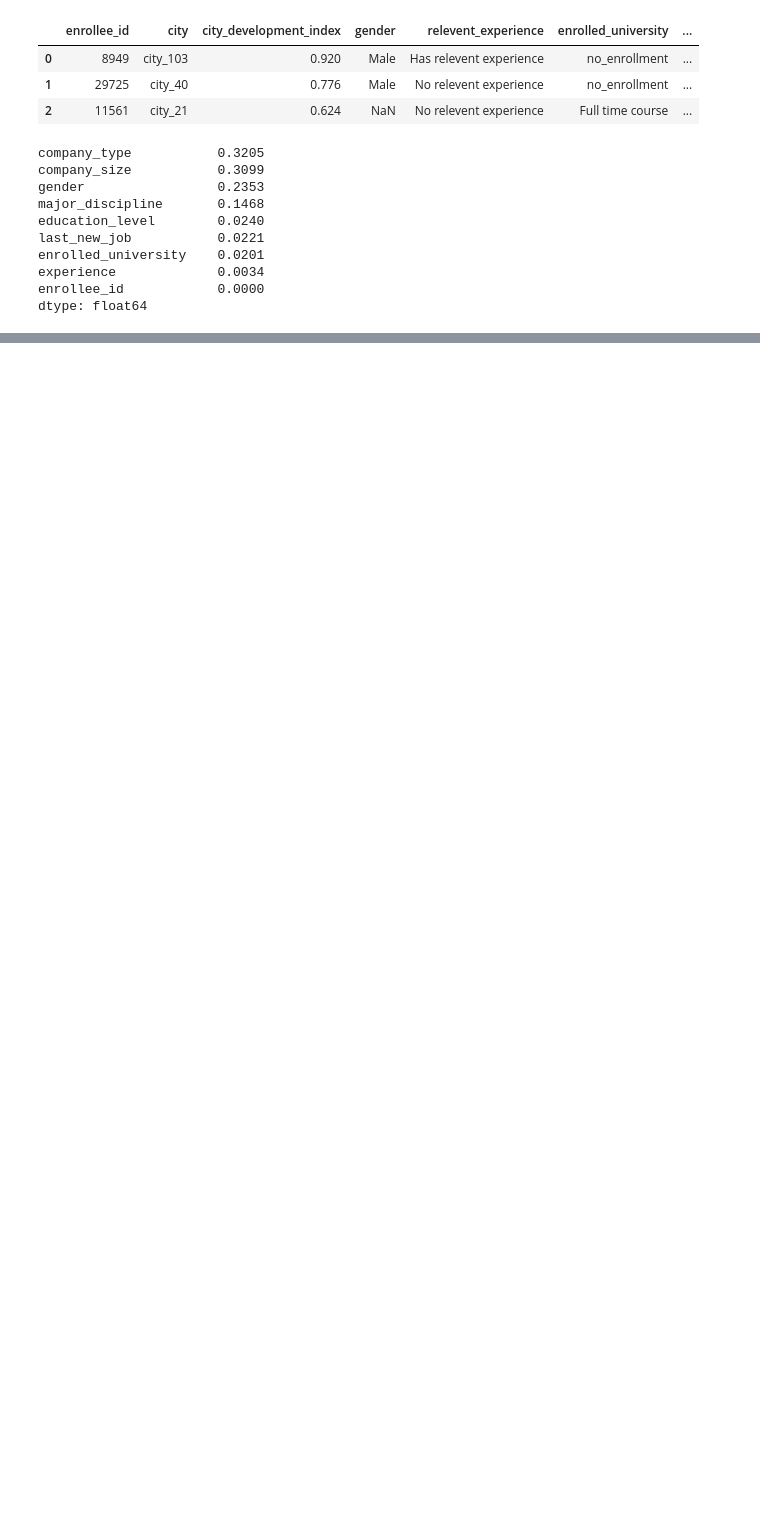
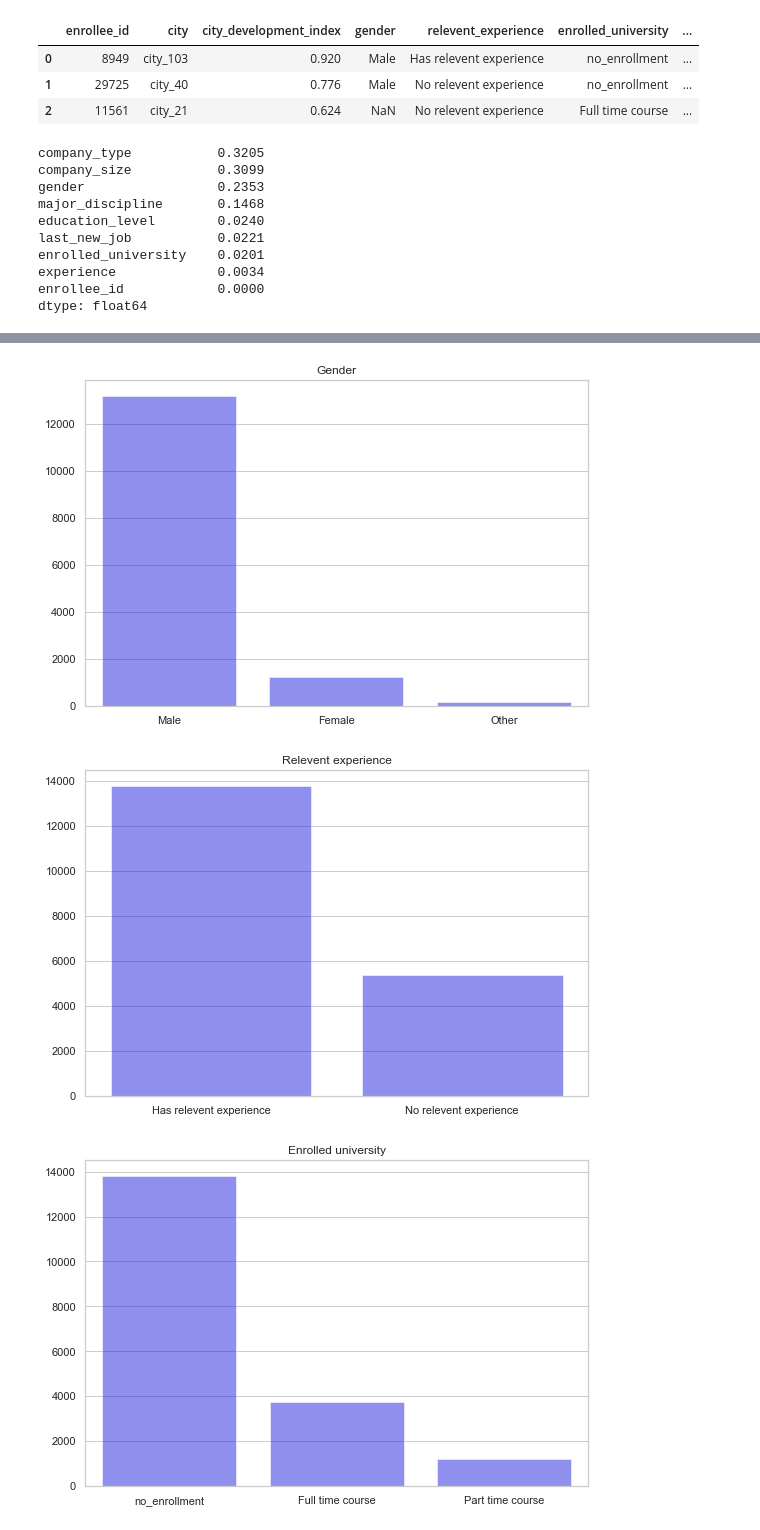
Before and after one commit to Xiajiruo/HR-Analytics-Job-Change-of-Data-Scientists, a Jupyter notebook: hr.ipynb, the cells around one changed output, grey strips where cells are left out. Saved outputs shown, nothing was run; the diff lists cells and outputs as text; code cells hidden in the pictures; blank space fills up the shorter version.

```diff
--- a/hr.ipynb
+++ b/hr.ipynb
@@ -27,8 +39,8 @@ df_test = pd.read_csv("data//aug_test.csv", dtype=dtypes)
 
 # different categorical data
 con = ['city_development_index', 'training_hours']
-cat = ['city', 'gender', 'relevent_experience', 'enrolled_university', 'education_level',
-       'major_discipline', 'experience', 'company_size', 'company_type', 'last_new_job', 'target']
+cat = ['gender', 'relevent_experience', 'enrolled_university', 'education_level',
+       'major_discipline', 'experience', 'company_size', 'company_type', 'last_new_job']
 
 df_train.head(3)
 # %% [output]
@@ -97,8 +99,0 @@ df_train_notna[con].hist(figsize=(12,9));
-# %%
-def fillmiss(train, test):
-    for df in [train, test]:
-        df[['company_type','company_size','gender','major_discipline']].fillna('not known', inplace = True)
-
-    return train, test
-
-df_train, df_test = fillmiss(df_train, df_test)
@@ -120,0 +112,21 @@ Name: company_size, dtype: int64
+# %%
+# categorical data
+def draw_cat_data(df):
+    """this function draw categorical values."""
+    for column in cat:
+        # get x and y label
+        temp =  df[column].value_counts()
+        x = temp.index
+        y = temp.values
+
+        # draw picture
+        plt.figure(figsize=(9,6))
+        plt.title(column.capitalize().replace("_"," ") )
+        sns.barplot(x=x, y=y, color='blue', alpha=0.5)
+        plt.show()
+
+draw_cat_data(df_train)
+# %% [output]
+[figure, added]
+[figure, added]
+[figure, added]
```
Also changed, not shown: parts of 18 cells of this notebook.
